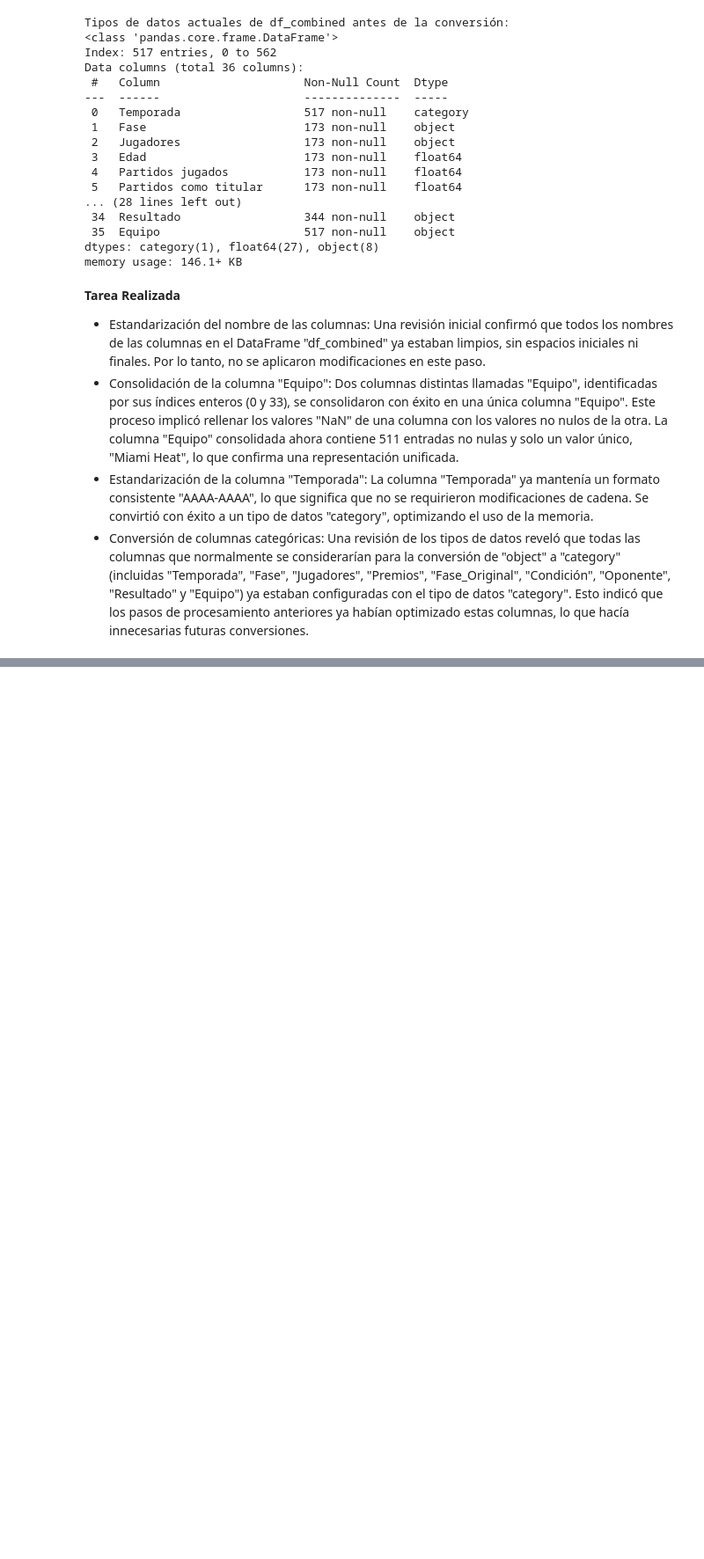
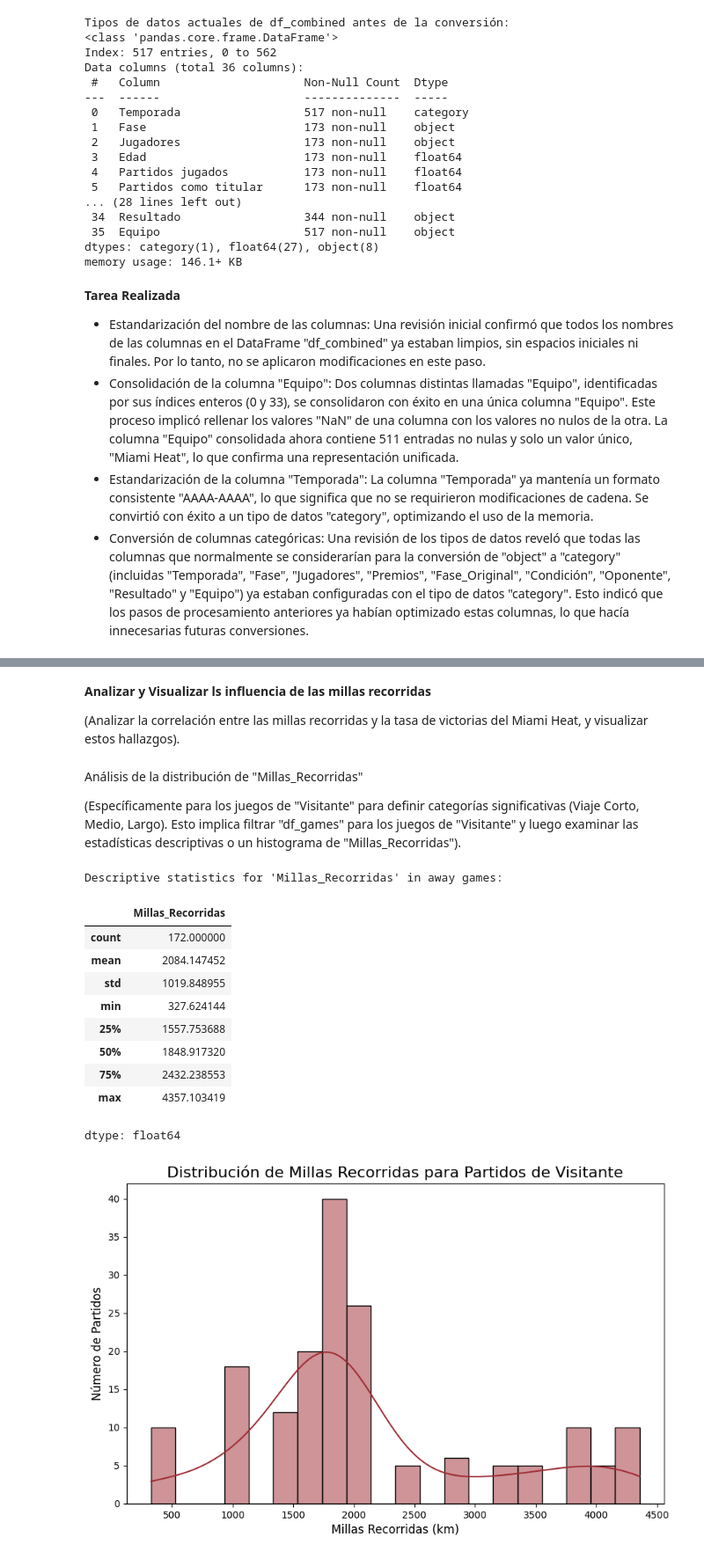
Before and after one commit to coderhouse2025-droid/Miami-Heat, a Jupyter notebook: Miami_Heat.ipynb, the cells around one changed output, grey strips where cells are left out. Shown at 88% size. Saved outputs shown, nothing was run; the diff lists cells and outputs as text; code cells hidden in the pictures; blank space fills up the shorter version.

```diff
--- a/Miami_Heat.ipynb
+++ b/Miami_Heat.ipynb
@@ -310,0 +467,10 @@ memory usage: 146.1+ KB
+# %%
+df_games = df_combined[df_combined['Fase_Original'] == 'PARTIDOS'].copy()
+
+# Get Miami Heat's home stadium coordinates
+miami_lat = df_stadiums.loc['Miami Heat', 'latitude']
+miami_lon = df_stadiums.loc['Miami Heat', 'longitude']
+
+print(f"Miami Heat Home Coordinates: Latitude={miami_lat}, Longitude={miami_lon}")
+print("df_games created and Miami Heat coordinates extracted successfully.")
+display(df_games.head())
@@ -310,0 +491,19 @@ memory usage: 146.1+ KB
+# %%
+df_games['Millas_Recorridas'] = 0.0
+
+for index, row in df_games.iterrows():
+    if row['Condición'] == 'Visitante':
+        opponent_team = row['Oponente']
+        if opponent_team in df_stadiums.index:
+            opponent_lat = df_stadiums.loc[opponent_team, 'latitude']
+            opponent_lon = df_stadiums.loc[opponent_team, 'longitude']
+            distance = calculate_distance_km(miami_lat, miami_lon, opponent_lat, opponent_lon)
+            df_games.loc[index, 'Millas_Recorridas'] = distance
+        else:
+            print(f"Warning: Stadium location not found for {opponent_team}. Setting distance to NaN.")
+            df_games.loc[index, 'Millas_Recorridas'] = float('nan')
+
+print("Calculated travel distances for 'Visitante' games and stored in 'Millas_Recorridas'.")
+display(df_games[['Condición', 'Oponente', 'Millas_Recorridas']].head(10))
+print("Descriptive statistics for 'Millas_Recorridas':")
+display(df_games['Millas_Recorridas'].describe())
@@ -310,0 +534,36 @@ memory usage: 146.1+ KB
+# %% [markdown]
+**Analizar y Visualizar ls influencia de las millas recorridas**
+
+(Analizar la correlación entre las millas recorridas y la tasa de victorias del Miami Heat, y visualizar estos hallazgos).
+# %% [markdown]
+Análisis de la distribución de "Millas_Recorridas"
+
+(Específicamente para los juegos de "Visitante" para definir categorías significativas (Viaje Corto, Medio, Largo). Esto implica filtrar "df_games" para los juegos de "Visitante" y luego examinar las estadísticas descriptivas o un histograma de "Millas_Recorridas").
+# %%
+df_away_games = df_games[df_games['Condición'] == 'Visitante'].copy()
+print("Descriptive statistics for 'Millas_Recorridas' in away games:")
+display(df_away_games['Millas_Recorridas'].describe())
+
+# Optional: Visualize the distribution to help with binning
+import matplotlib.pyplot as plt
+import seaborn as sns
+
+plt.figure(figsize=(10, 6))
+sns.histplot(df_away_games['Millas_Recorridas'].dropna(), bins=20, kde=True, color='#9F2B33') # Miami Heat Red
+plt.title('Distribución de Millas Recorridas para Partidos de Visitante', fontsize=16)
+plt.xlabel('Millas Recorridas (km)', fontsize=12)
+plt.ylabel('Número de Partidos', fontsize=12)
+plt.show()
+# %% [output]
+Descriptive statistics for 'Millas_Recorridas' in away games:
+|  | Millas_Recorridas |
+| count | 172.000000 |
+| mean | 2084.147452 |
+| std | 1019.848955 |
+| min | 327.624144 |
+| 25% | 1557.753688 |
+| 50% | 1848.917320 |
+| 75% | 2432.238553 |
+| max | 4357.103419 |
+dtype: float64
+[figure, added]
```
Also changed, not shown: parts of 30 cells of this notebook.
